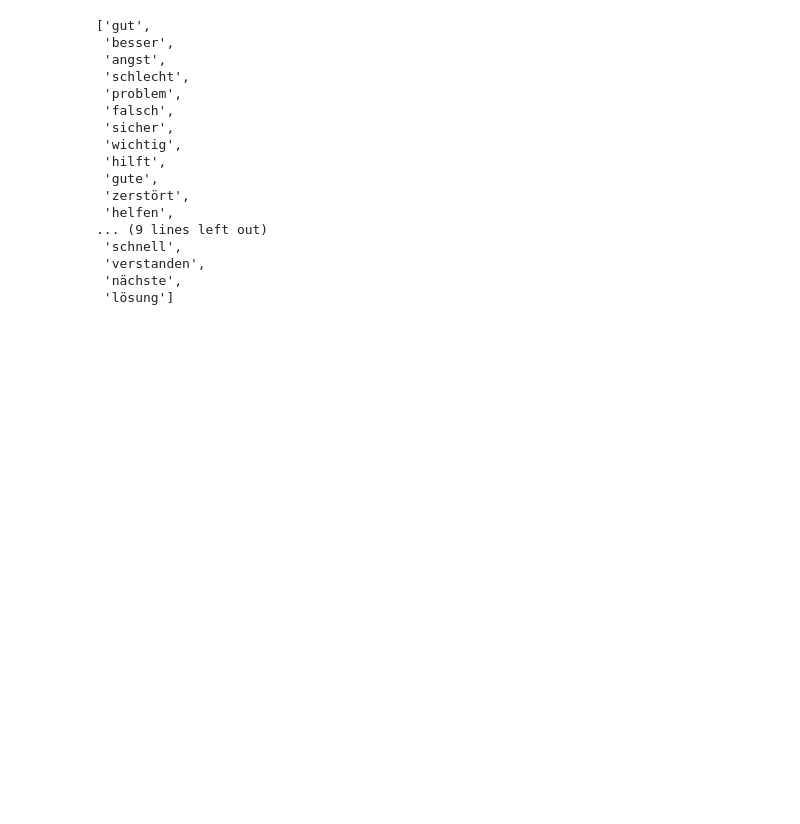
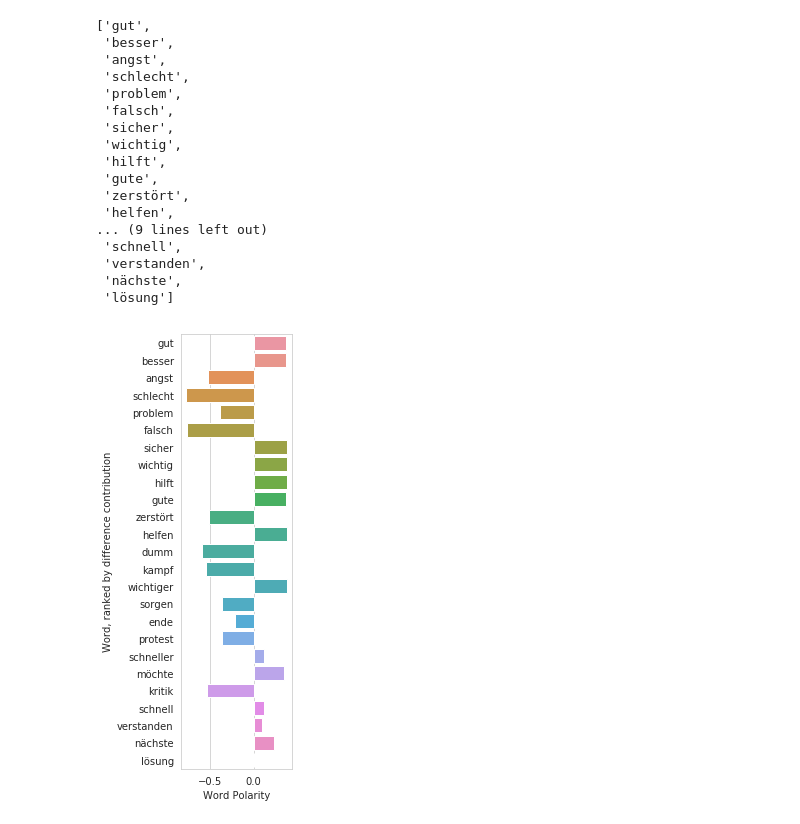
Before and after one commit to yuantinglee/twitter-discourse, a Jupyter notebook: analysis/word_shifts.ipynb, the cells around one changed output. Drawn from its saved outputs; the diff is of its cells as text; code cells hidden in the pictures; blank space fills up the shorter version.

```diff
--- a/analysis/word_shifts.ipynb
+++ b/analysis/word_shifts.ipynb
@@ -1280,3 +1310,29 @@ top_wordshift
  'verstanden',
  'nächste',
  'lösung']
+# %%
+def get_word_score(word):
+    doc = nlp(word)
+    for token in doc:
+        score = token._.sentiws
+    return score
+# %%
+top_ws_score = [get_word_score(word) for word in top_wordshift]
+# %%
+zippedList =  list(zip(top_wordshift, top_ws_score))
+df_topws = pd.DataFrame(zippedList, columns = ['word' , 'score'])
+# %%
+fig, ax = plt.subplots(figsize=(2,8))
+sns.barplot(y='word',
+            x='score',
+            data=df_topws,
+            ax = ax
+           )
+
+ax.set(xlabel="Word Polarity",
+       ylabel="Word, ranked by difference contribution"
+      )
+
+plt.show()
+# %% [output]
+[figure, added]
```
Also changed, not shown: parts of 7 cells of this notebook, 1 other file.
